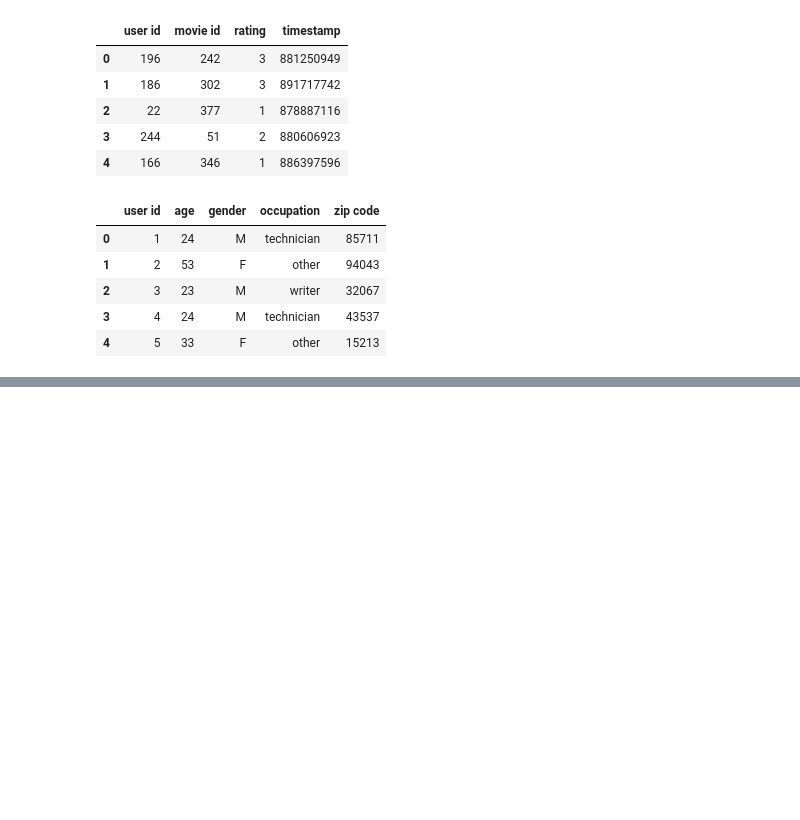
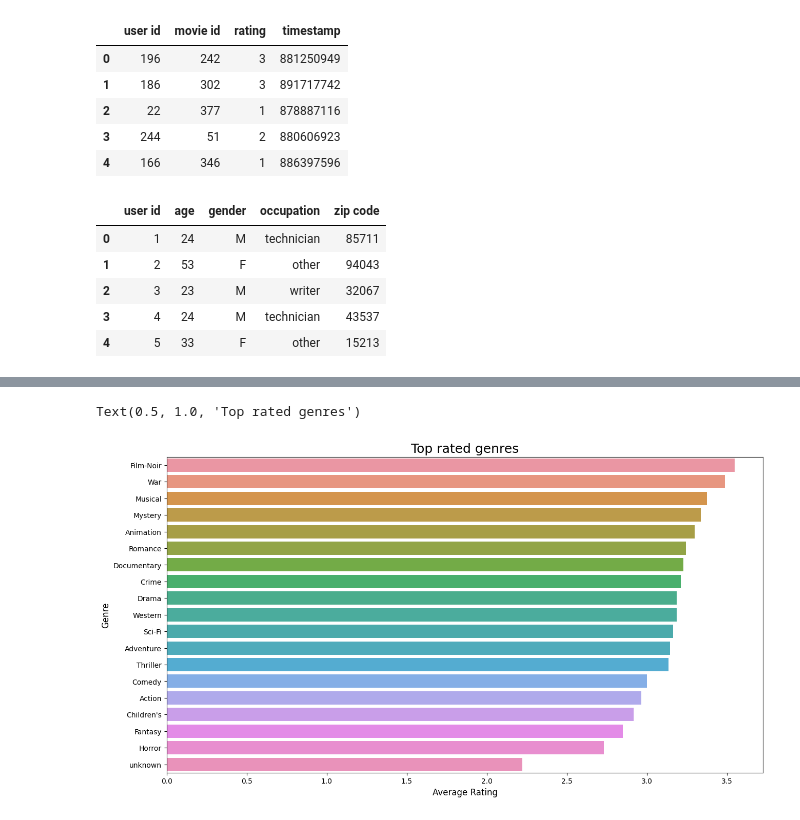
Before and after one commit to RPChinhara/cold-start-recommender, a Jupyter notebook: cold-start-recommender.ipynb, the cells around one changed output, grey strips where cells are left out. Saved outputs shown, nothing was run; the diff lists cells and outputs as text; code cells hidden in the pictures; blank space fills up the shorter version.

```diff
--- a/cold-start-recommender.ipynb
+++ b/cold-start-recommender.ipynb
@@ -97,0 +169,23 @@ genre
+# %%
+def get_movie_count(genre_name):
+    return items[genre_name].value_counts()[1]
+
+def get_genre_rating(genre_name):
+    genre_movies = items[items[genre_name] == 1]['movie id'].values.tolist()
+    if not len(genre_movies):
+        return 0
+
+    average_rating = df[df['movie id'].isin(genre_movies)]['rating'].mean()
+    return average_rating
+
+def get_genre_rating_count(genre_name):
+    genre_movies = items[items[genre_name] == 1]['movie id'].values.tolist()
+    if not len(genre_movies):
+        return 0
+
+    return len(df[df['movie id'].isin(genre_movies)])
+# %%
+genre_df = genre.copy()
+genre_df['movie count'] = genre_df['Genre'].apply(get_movie_count)
+genre_df['rating'] = genre_df['Genre'].apply(get_genre_rating)
+genre_df['rating count'] = genre_df['Genre'].apply(get_genre_rating_count)
@@ -97,0 +201,12 @@ genre
+# %%
+# top rated genres
+top_rated_genres = genre_df.sort_values('rating', ascending=False)
+
+plt.figure(figsize = (15,8))
+sns.barplot(data = top_rated_genres, y = 'Genre', x = 'rating')
+plt.ylabel('Genre', fontsize = 12)
+plt.xlabel('Average Rating', fontsize = 12)
+plt.title('Top rated genres', fontsize = 18)
+# %% [output]
+Text(0.5, 1.0, 'Top rated genres')
+[figure, added]
```
Also changed, not shown: parts of 12 cells of this notebook.
